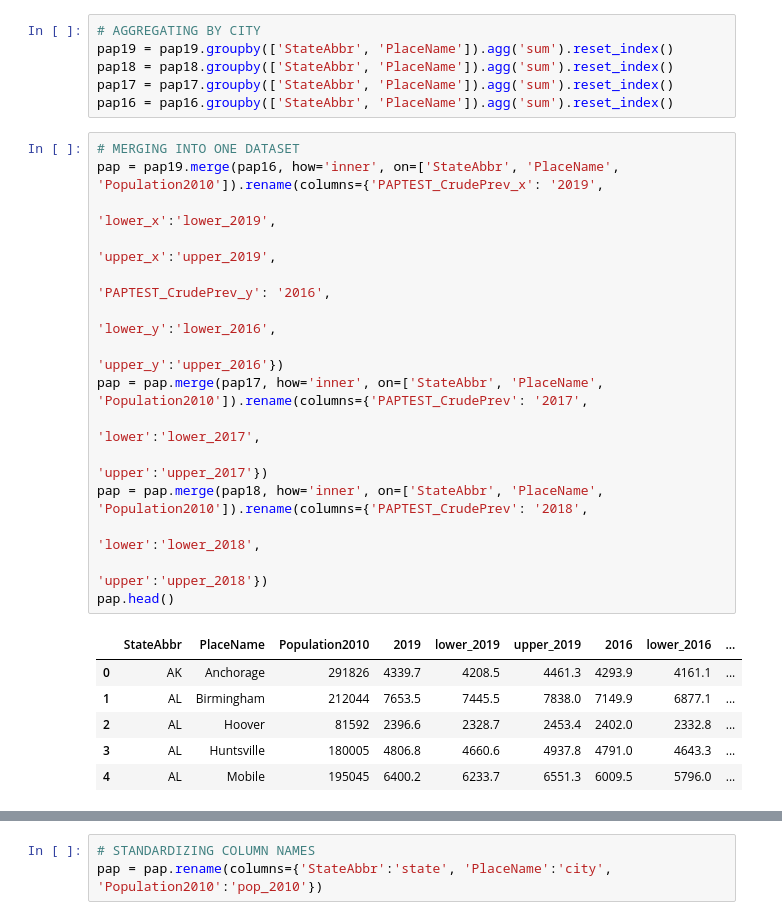
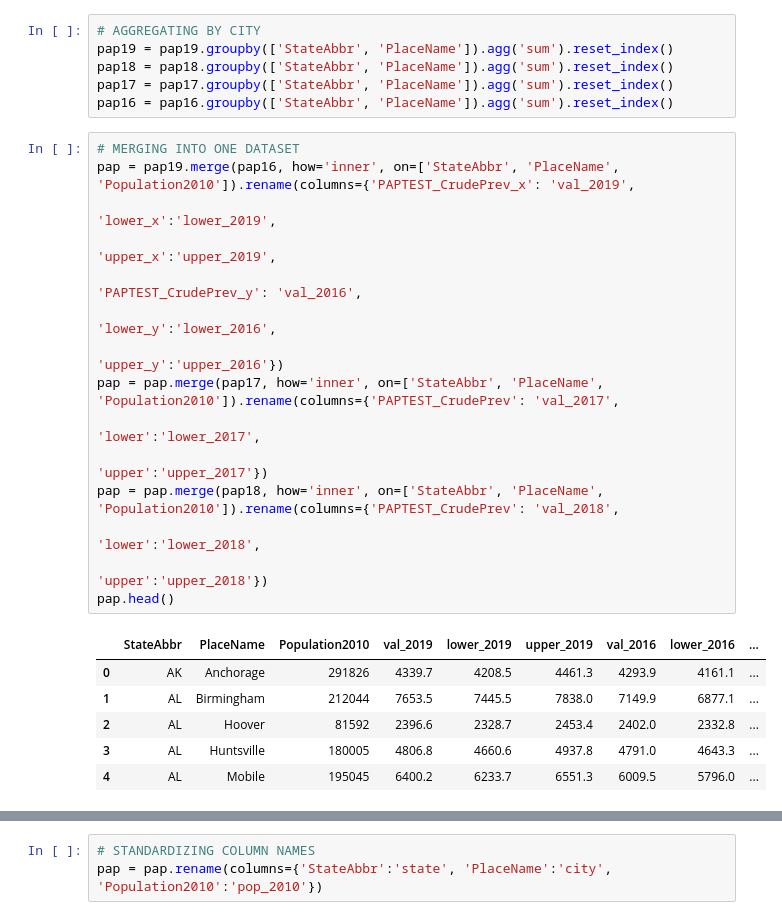
Before and after one commit to maya-papaya/ads1-cervical-cancer-analysis, a Jupyter notebook: Data Cleaning & Preprocessing (2).ipynb, the cells around one changed output, grey strips where cells are left out. Drawn from its saved outputs; the diff is of its cells as text.

```diff
--- a/Data Cleaning & Preprocessing (2).ipynb
+++ b/Data Cleaning & Preprocessing (2).ipynb
@@ -162,21 +162,21 @@ pap17 = pap17.groupby(['StateAbbr', 'PlaceName']).agg('sum').reset_index()
 pap16 = pap16.groupby(['StateAbbr', 'PlaceName']).agg('sum').reset_index()
 # %%
 # MERGING INTO ONE DATASET
-pap = pap19.merge(pap16, how='inner', on=['StateAbbr', 'PlaceName', 'Population2010']).rename(columns={'PAPTEST_CrudePrev_x': '2019',
+pap = pap19.merge(pap16, how='inner', on=['StateAbbr', 'PlaceName', 'Population2010']).rename(columns={'PAPTEST_CrudePrev_x': 'val_2019',
                                                                                               'lower_x':'lower_2019',
                                                                                               'upper_x':'upper_2019',
-                                                                                              'PAPTEST_CrudePrev_y': '2016',
+                                                                                              'PAPTEST_CrudePrev_y': 'val_2016',
                                                                                               'lower_y':'lower_2016',
                                                                                               'upper_y':'upper_2016'})
-pap = pap.merge(pap17, how='inner', on=['StateAbbr', 'PlaceName', 'Population2010']).rename(columns={'PAPTEST_CrudePrev': '2017',
+pap = pap.merge(pap17, how='inner', on=['StateAbbr', 'PlaceName', 'Population2010']).rename(columns={'PAPTEST_CrudePrev': 'val_2017',
                                                                                               'lower':'lower_2017',
                                                                                               'upper':'upper_2017'})
-pap = pap.merge(pap18, how='inner', on=['StateAbbr', 'PlaceName', 'Population2010']).rename(columns={'PAPTEST_CrudePrev': '2018',
+pap = pap.merge(pap18, how='inner', on=['StateAbbr', 'PlaceName', 'Population2010']).rename(columns={'PAPTEST_CrudePrev': 'val_2018',
                                                                                               'lower':'lower_2018',
                                                                                               'upper':'upper_2018'})
 pap.head()
 # %% [output]
-|  | StateAbbr | PlaceName | Population2010 | 2019 | lower_2019 | upper_2019 | 2016 | lower_2016 | ... |
+|  | StateAbbr | PlaceName | Population2010 | val_2019 | lower_2019 | upper_2019 | val_2016 | lower_2016 | ... |
 | 0 | AK | Anchorage | 291826 | 4339.7 | 4208.5 | 4461.3 | 4293.9 | 4161.1 | ... |
 | 1 | AL | Birmingham | 212044 | 7653.5 | 7445.5 | 7838.0 | 7149.9 | 6877.1 | ... |
 | 2 | AL | Hoover | 81592 | 2396.6 | 2328.7 | 2453.4 | 2402.0 | 2332.8 | ... |
```
Also changed, not shown: parts of 5 cells of this notebook.
